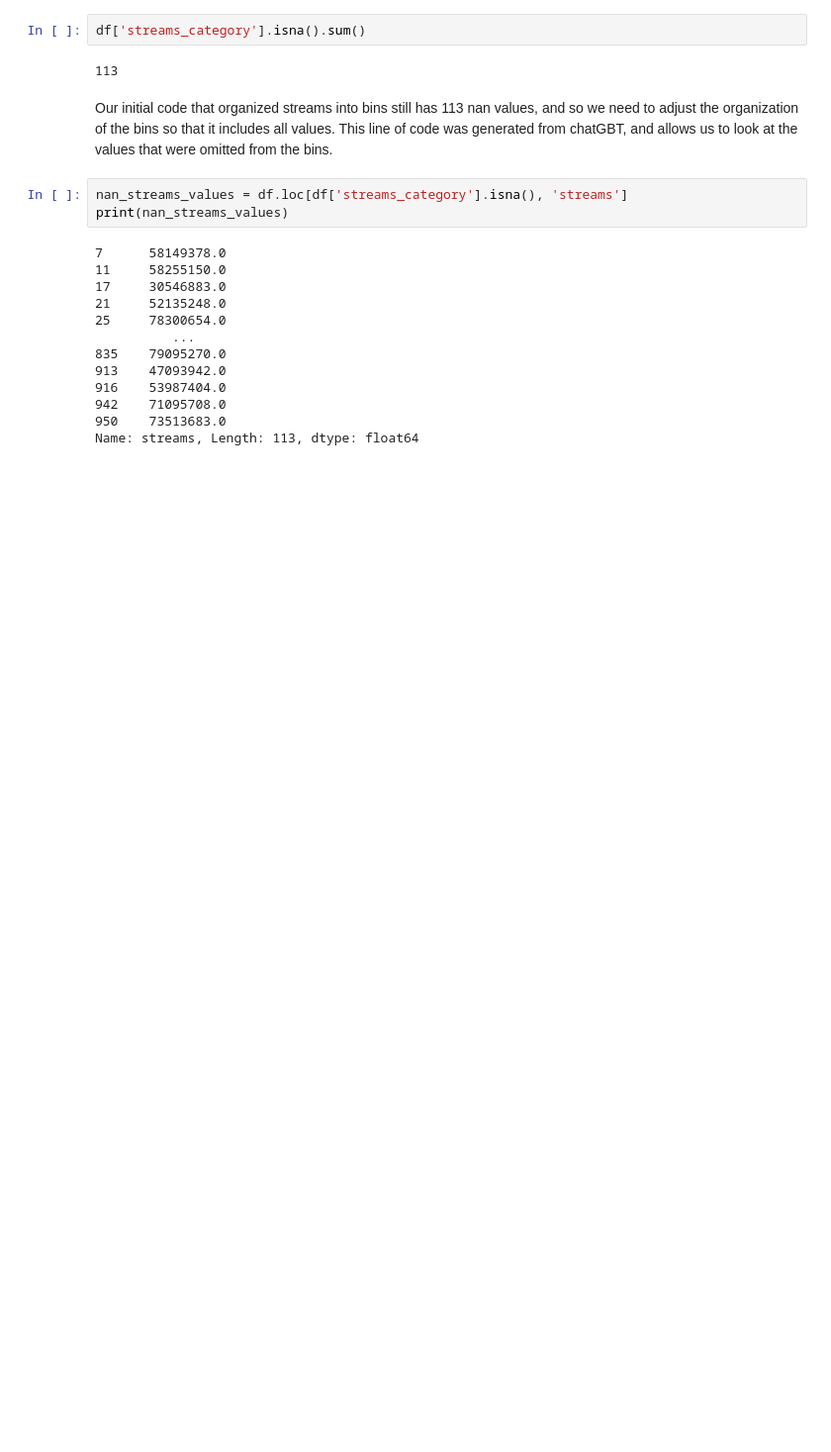
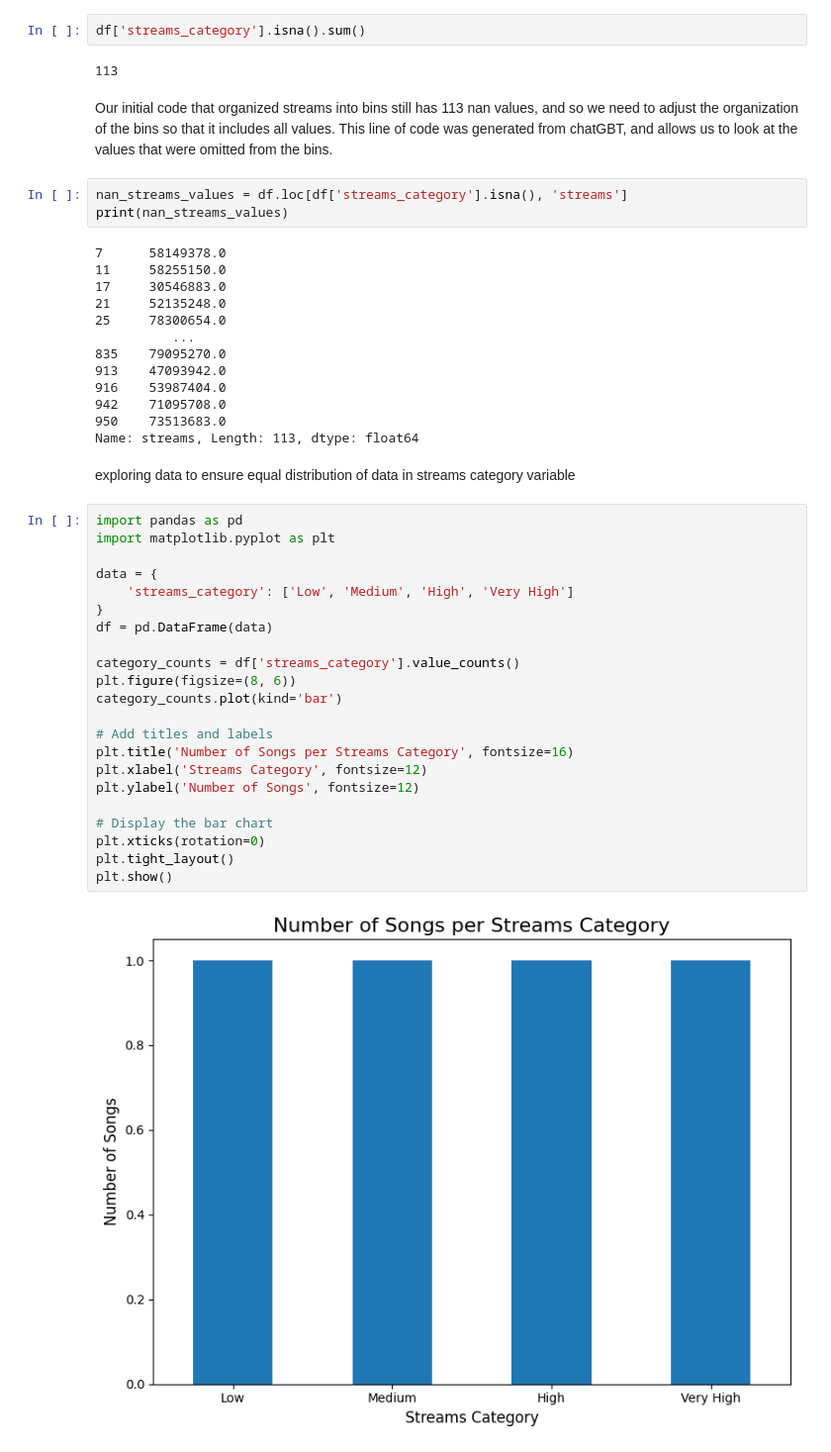
Before and after one commit to MaggieWelch/MLProject, a Jupyter notebook: MLProject.ipynb, the cells around one changed output. Shown at 99% size. Cells and saved outputs as stored; diff of their text form; blank space fills up the shorter version.

```diff
--- a/MLProject.ipynb
+++ b/MLProject.ipynb
@@ -114,3 +103,29 @@ print(nan_streams_values)
 942    71095708.0
 950    73513683.0
 Name: streams, Length: 113, dtype: float64
+# %% [markdown]
+exploring data to ensure equal distribution of data in streams category variable
+# %%
+import pandas as pd
+import matplotlib.pyplot as plt
+
+data = {
+    'streams_category': ['Low', 'Medium', 'High', 'Very High']
+}
+df = pd.DataFrame(data)
+
+category_counts = df['streams_category'].value_counts()
+plt.figure(figsize=(8, 6))
+category_counts.plot(kind='bar')
+
+# Add titles and labels
+plt.title('Number of Songs per Streams Category', fontsize=16)
+plt.xlabel('Streams Category', fontsize=12)
+plt.ylabel('Number of Songs', fontsize=12)
+
+# Display the bar chart
+plt.xticks(rotation=0)
+plt.tight_layout()
+plt.show()
+# %% [output]
+[figure, added]
```
Also changed, not shown: parts of 2 cells of this notebook.
